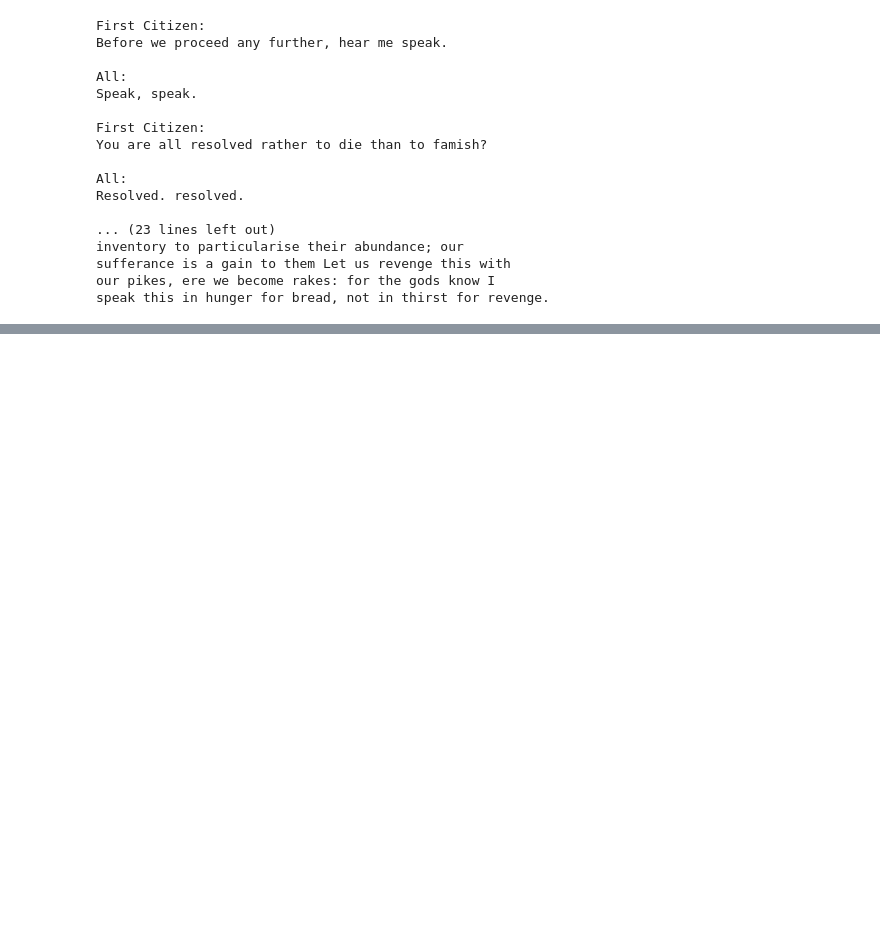
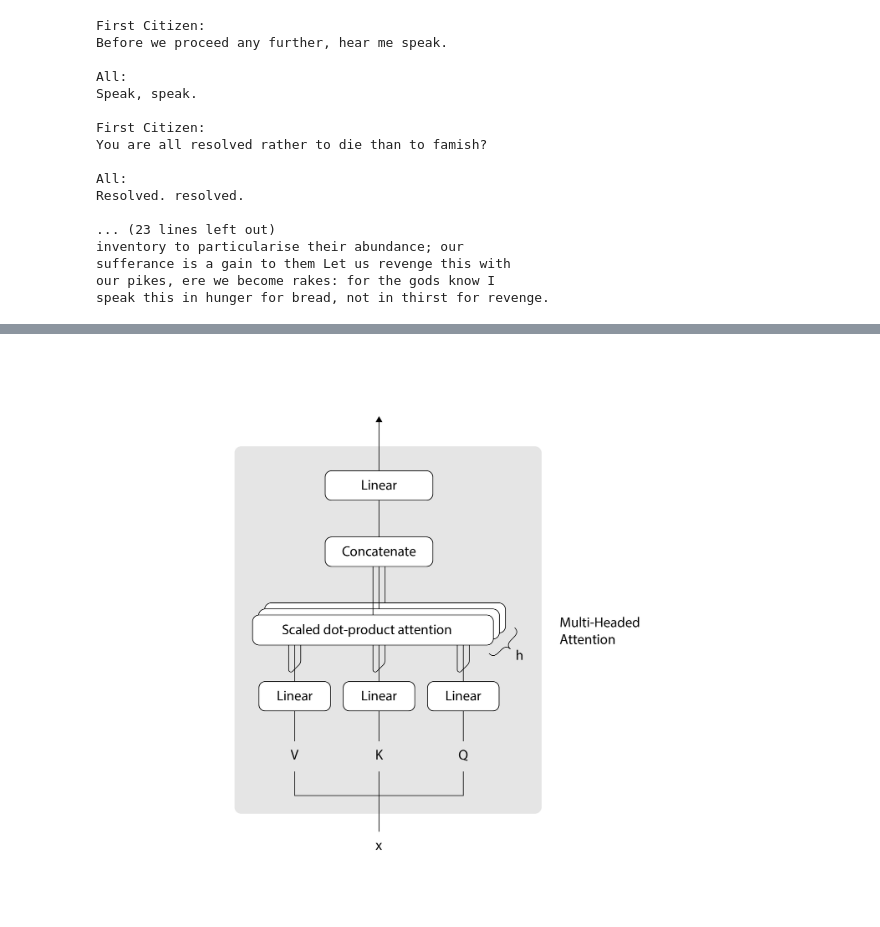
Before and after one commit to CharisMichailidis/Basic_GPT_from_scratch, a Jupyter notebook: Basic_GPT.ipynb, the cells around one changed output, grey strips where cells are left out. Saved outputs shown, nothing was run; the diff lists cells and outputs as text; code cells hidden in the pictures; blank space fills up the shorter version.

```diff
--- a/Basic_GPT.ipynb
+++ b/Basic_GPT.ipynb
@@ -31,0 +304,4 @@ speak this in hunger for bread, not in thirst for revenge.
+# %%
+Image("multi-head-attention.png",width=800)
+# %% [output]
+[figure, added]
```
Also changed, not shown: parts of 32 cells of this notebook.
